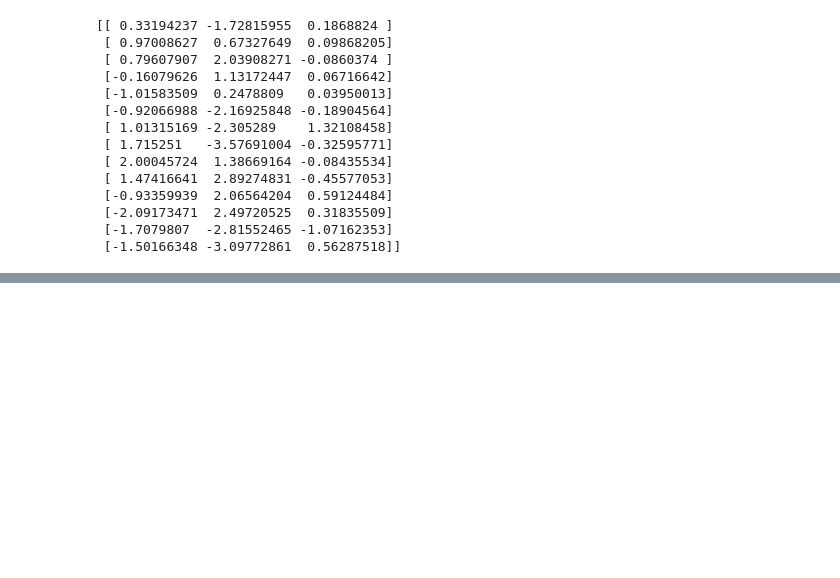
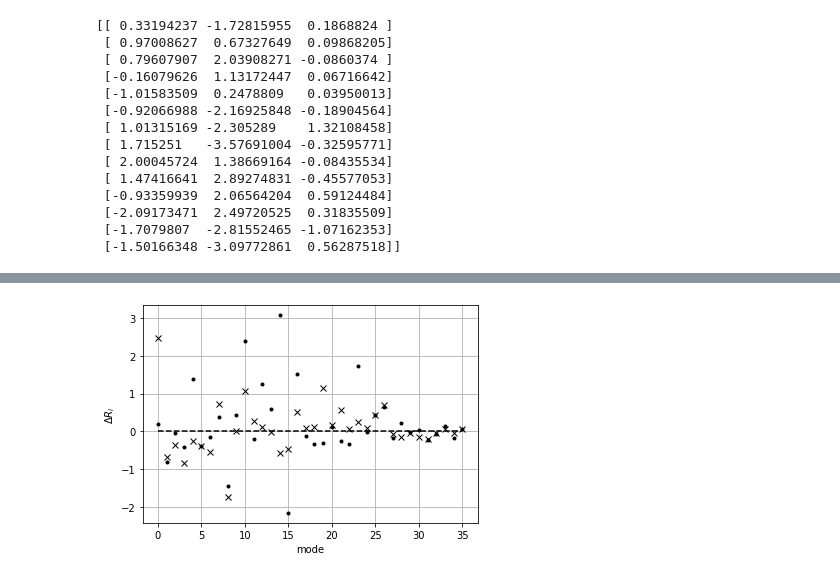
Before and after one commit to tnorthey/molecule, a Jupyter notebook: create_plots_chd.ipynb, the cells around one changed output, grey strips where cells are left out. Saved outputs shown, nothing was run; the diff lists cells and outputs as text; code cells hidden in the pictures; blank space fills up the shorter version.

```diff
--- a/create_plots_chd.ipynb
+++ b/create_plots_chd.ipynb
@@ -131,0 +235,12 @@ print(f['final_xyz'])
+# %%
+# factor dist
+fdist1000 = np.load('data_chd_qmax_4.0_T0_0.5_ds_0.10_N_1000_Nruns_5.npz')['factor_distribution']
+fdist2000 = np.load('data_chd_qmax_4.0_T0_0.5_ds_0.10_N_2000_Nruns_5.npz')['factor_distribution']
+p.plot(fdist1000, 'kx')
+p.plot(fdist2000, 'k.')
+p.plot(np.zeros(len(fdist1000)), 'k--')
+p.xlabel('mode')
+p.ylabel('$\Delta R_i$')
+p.grid()
+# %% [output]
+[figure, added]
```
Also changed, not shown: parts of 2 cells of this notebook, 18 other files.
